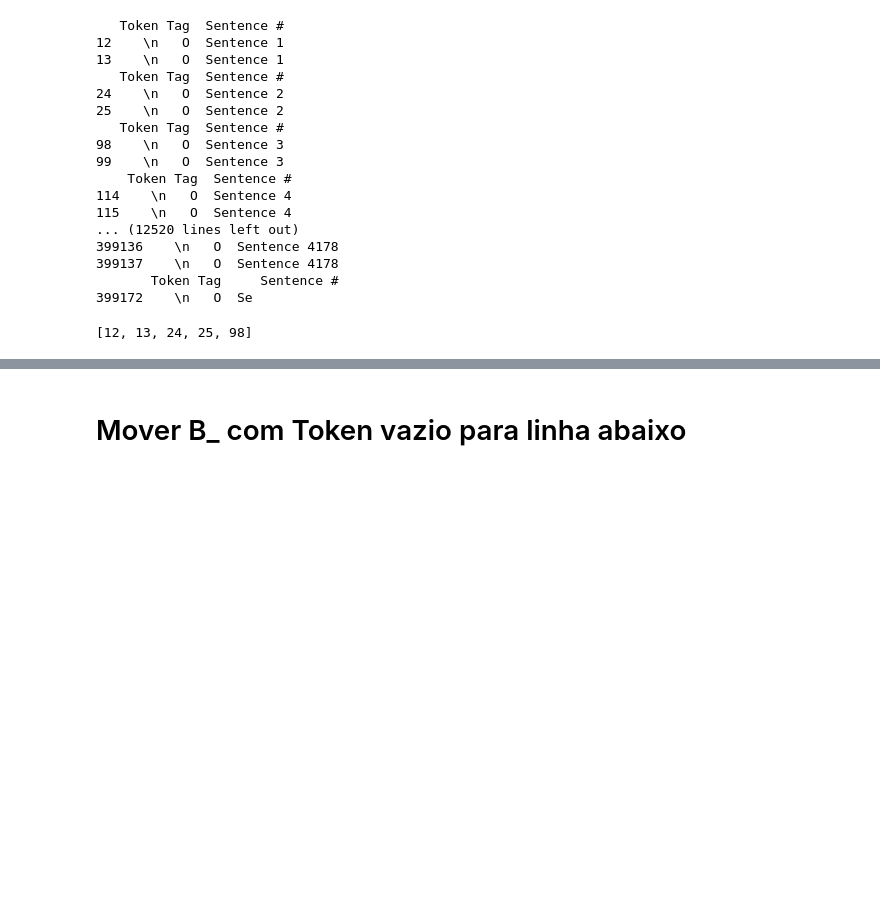
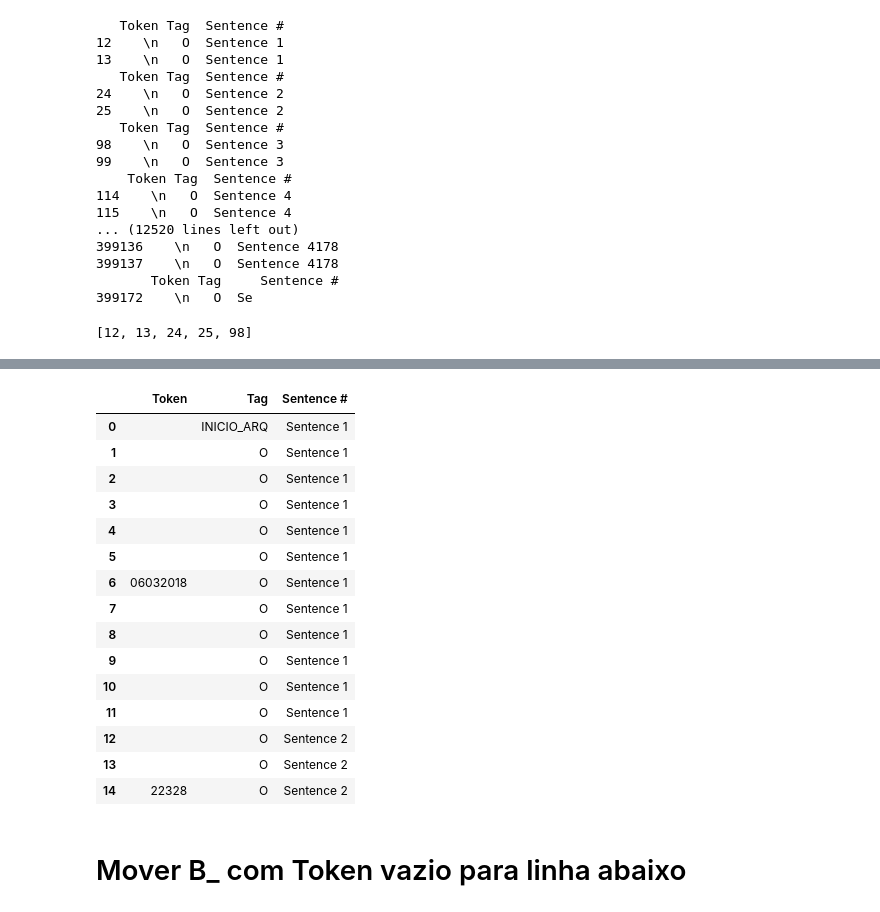
Before and after one commit to felipeasilva1/doccano, a Jupyter notebook: ncdj-tools/export_utility/01 - Processamento.ipynb, the cells around one changed output, grey strips where cells are left out. Drawn from its saved outputs; the diff is of its cells as text; code cells hidden in the pictures; blank space fills up the shorter version.

```diff
--- a/ncdj-tools/export_utility/01 - Processamento.ipynb
+++ b/ncdj-tools/export_utility/01 - Processamento.ipynb
@@ -218,3 +253,22 @@ combined_csv.tail(10)
+# %%
+combined_csv.head(15)
+# %% [output]
+|  | Token | Tag | Sentence # |
+| 0 |  | INICIO_ARQ | Sentence 1 |
+| 1 |  | O | Sentence 1 |
+| 2 |  | O | Sentence 1 |
+| 3 |  | O | Sentence 1 |
+| 4 |  | O | Sentence 1 |
+| 5 |  | O | Sentence 1 |
+| 6 | 06032018 | O | Sentence 1 |
+| 7 |  | O | Sentence 1 |
+| 8 |  | O | Sentence 1 |
+| 9 |  | O | Sentence 1 |
+| 10 |  | O | Sentence 1 |
+| 11 |  | O | Sentence 1 |
+| 12 |  | O | Sentence 2 |
+| 13 |  | O | Sentence 2 |
+| 14 | 22328 | O | Sentence 2 |
 # %% [markdown]
 # Mover B_  com Token vazio para linha abaixo
 # %%
```
Also changed, not shown: parts of 50 cells of this notebook, 4 other files.
